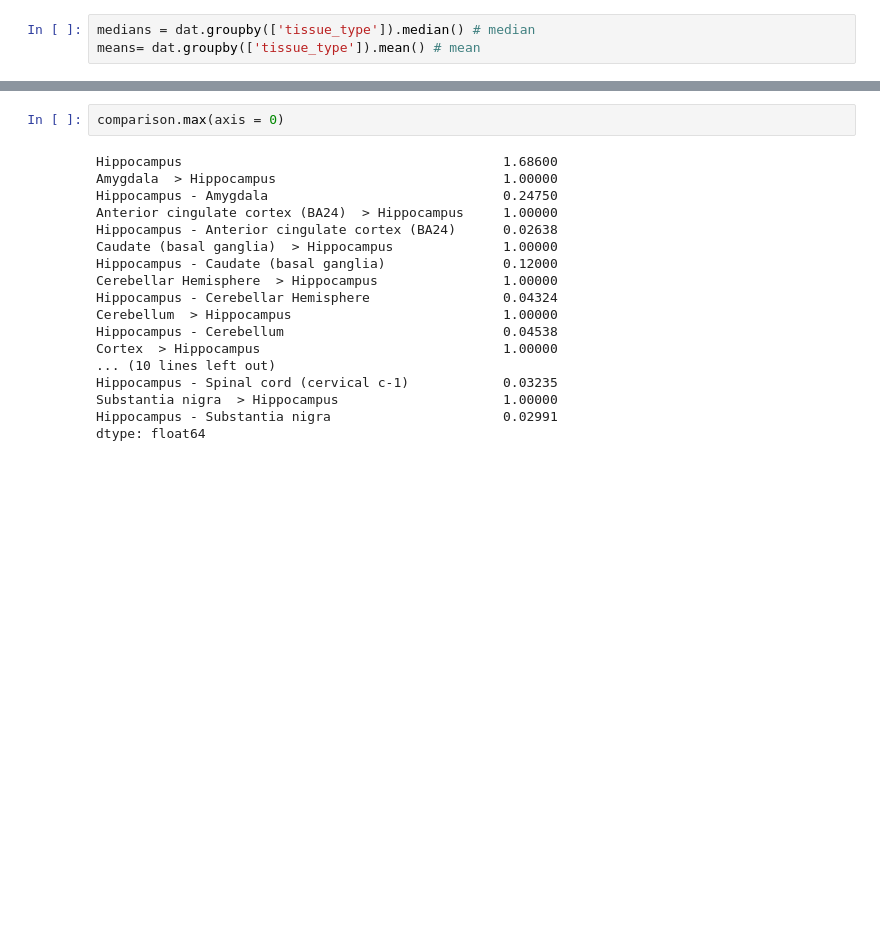
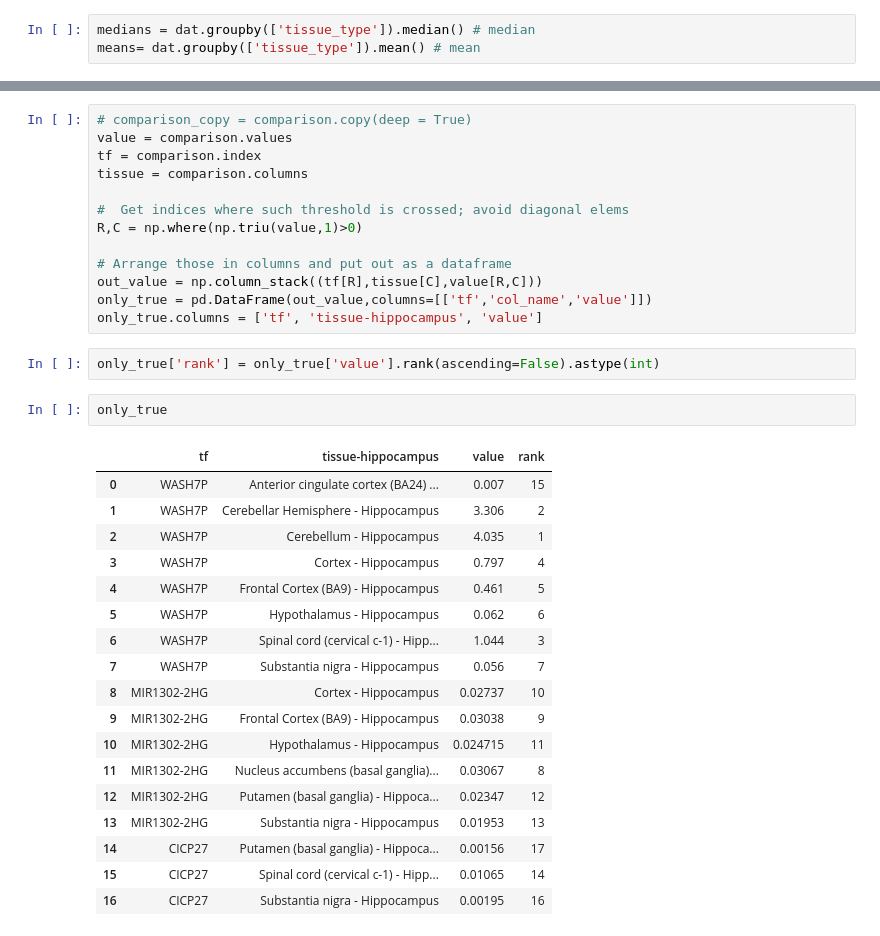
Before and after one commit to zarnazhadi/hippocampus_TFs, a Jupyter notebook: scripts/3.compute_medians.ipynb, the cells around one changed output, grey strips where cells are left out. Drawn from its saved outputs; the diff is of its cells as text; blank space fills up the shorter version.

```diff
--- a/scripts/3.compute_medians.ipynb
+++ b/scripts/3.compute_medians.ipynb
@@ -97,21 +68,37 @@ comparison
 10 rows × 25 columns
-# %%
-comparison.max(axis = 0)
-# %% [output]
-Hippocampus                                         1.68600
-Amygdala  > Hippocampus                             1.00000
-Hippocampus - Amygdala                              0.24750
-Anterior cingulate cortex (BA24)  > Hippocampus     1.00000
-Hippocampus - Anterior cingulate cortex (BA24)      0.02638
-Caudate (basal ganglia)  > Hippocampus              1.00000
-Hippocampus - Caudate (basal ganglia)               0.12000
-Cerebellar Hemisphere  > Hippocampus                1.00000
-Hippocampus - Cerebellar Hemisphere                 0.04324
-Cerebellum  > Hippocampus                           1.00000
-Hippocampus - Cerebellum                            0.04538
-Cortex  > Hippocampus                               1.00000
-... (10 lines left out)
-Hippocampus - Spinal cord (cervical c-1)            0.03235
-Substantia nigra  > Hippocampus                     1.00000
-Hippocampus - Substantia nigra                      0.02991
-dtype: float64
+# %%
+# comparison_copy = comparison.copy(deep = True)
+value = comparison.values
+tf = comparison.index
+tissue = comparison.columns
+
+#  Get indices where such threshold is crossed; avoid diagonal elems
+R,C = np.where(np.triu(value,1)>0)
+
+# Arrange those in columns and put out as a dataframe
+out_value = np.column_stack((tf[R],tissue[C],value[R,C]))
+only_true = pd.DataFrame(out_value,columns=[['tf','col_name','value']])
+only_true.columns = ['tf', 'tissue-hippocampus', 'value']
+# %%
+only_true['rank'] = only_true['value'].rank(ascending=False).astype(int)
+# %%
+only_true
+# %% [output]
+|  | tf | tissue-hippocampus | value | rank |
+| 0 | WASH7P | Anterior cingulate cortex (BA24) ... | 0.007 | 15 |
+| 1 | WASH7P | Cerebellar Hemisphere - Hippocampus | 3.306 | 2 |
+| 2 | WASH7P | Cerebellum - Hippocampus | 4.035 | 1 |
+| 3 | WASH7P | Cortex - Hippocampus | 0.797 | 4 |
+| 4 | WASH7P | Frontal Cortex (BA9) - Hippocampus | 0.461 | 5 |
+| 5 | WASH7P | Hypothalamus - Hippocampus | 0.062 | 6 |
+| 6 | WASH7P | Spinal cord (cervical c-1) - Hipp... | 1.044 | 3 |
+| 7 | WASH7P | Substantia nigra - Hippocampus | 0.056 | 7 |
+| 8 | MIR1302-2HG | Cortex - Hippocampus | 0.02737 | 10 |
+| 9 | MIR1302-2HG | Frontal Cortex (BA9) - Hippocampus | 0.03038 | 9 |
+| 10 | MIR1302-2HG | Hypothalamus - Hippocampus | 0.024715 | 11 |
+| 11 | MIR1302-2HG | Nucleus accumbens (basal ganglia)... | 0.03067 | 8 |
+| 12 | MIR1302-2HG | Putamen (basal ganglia) - Hippoca... | 0.02347 | 12 |
+| 13 | MIR1302-2HG | Substantia nigra - Hippocampus | 0.01953 | 13 |
+| 14 | CICP27 | Putamen (basal ganglia) - Hippoca... | 0.00156 | 17 |
+| 15 | CICP27 | Spinal cord (cervical c-1) - Hipp... | 0.01065 | 14 |
+| 16 | CICP27 | Substantia nigra - Hippocampus | 0.00195 | 16 |
```
Also changed, not shown: parts of 5 cells of this notebook.
